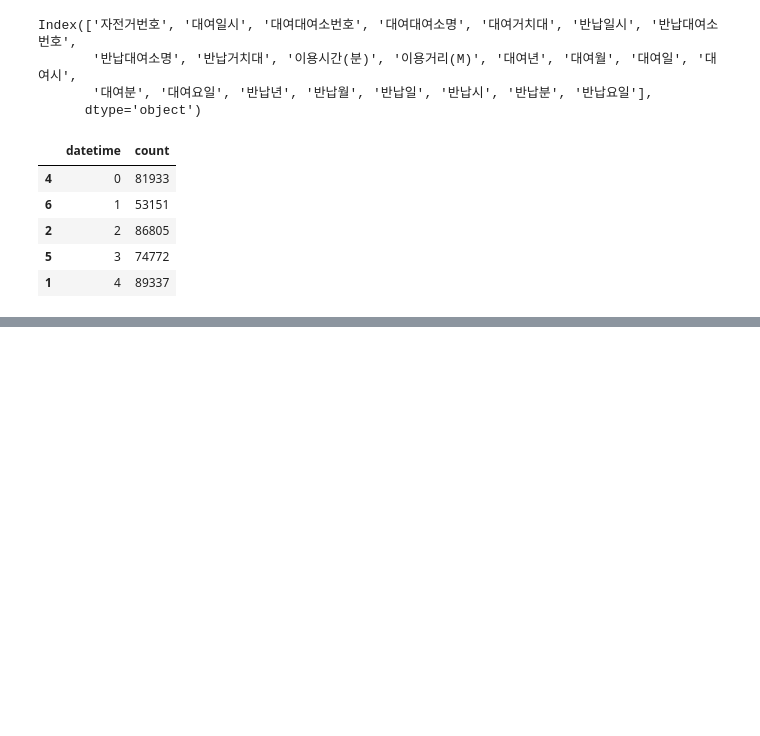
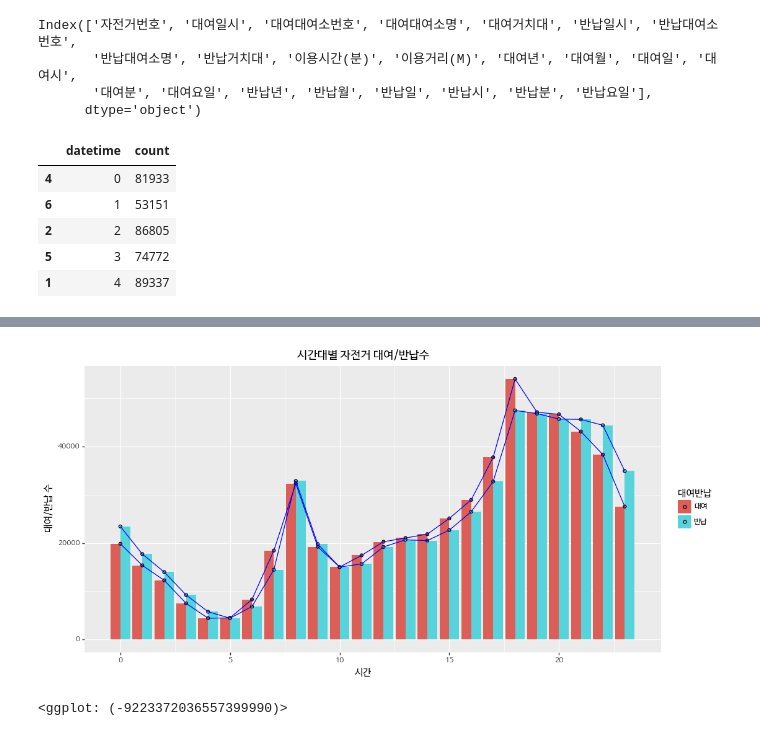
Before and after one commit to corazzon/OpenDataWrangling, a Jupyter notebook: seoul-bike-01.ipynb, the cells around one changed output, grey strips where cells are left out. Drawn from its saved outputs; the diff is of its cells as text; code cells hidden in the pictures; blank space fills up the shorter version.

Commit message:
시간대별 자전거 대여반납 수

```diff
--- a/seoul-bike-01.ipynb
+++ b/seoul-bike-01.ipynb
@@ -318,0 +321,15 @@ weekday_map= {0:'MON', 1:'TUE', 2:'WED', 3:'THU',
+# %%
+df_hour_1 = df['대여시'].value_counts().reset_index()
+df_hour_1.columns = ['hour', 'count']
+df_hour_1 = df_hour_1.sort_values('hour')
+df_hour_1['대여반납'] = '대여'
+df_hour_1.head()
+
+df_hour_2 = df['반납시'].value_counts().reset_index()
+df_hour_2.columns = ['hour', 'count']
+df_hour_2 = df_hour_2.sort_values('hour')
+df_hour_2['대여반납'] = '반납'
+df_hour_2.head()
+
+df_hour = pd.concat([df_hour_1, df_hour_2])
+df_hour.head()
@@ -318,0 +343,13 @@ weekday_map= {0:'MON', 1:'TUE', 2:'WED', 3:'THU',
+# %%
+(ggplot(df_hour)
+ + aes(x='hour', y='count', fill='대여반납')
+ + geom_bar(stat='identity', position='dodge')
+ + geom_point()
+ + geom_line(color='blue')
+ + labs(x='시간', y='대여/반납 수', title='시간대별 자전거 대여/반납수')
+ + theme(text=element_text(family='NanumBarunGothic'),
+        figure_size=(12,6))
+)
+# %% [output]
+[figure, added]
+<ggplot: (-9223372036557399990)>
```
Also changed, not shown: parts of 4 cells of this notebook.
